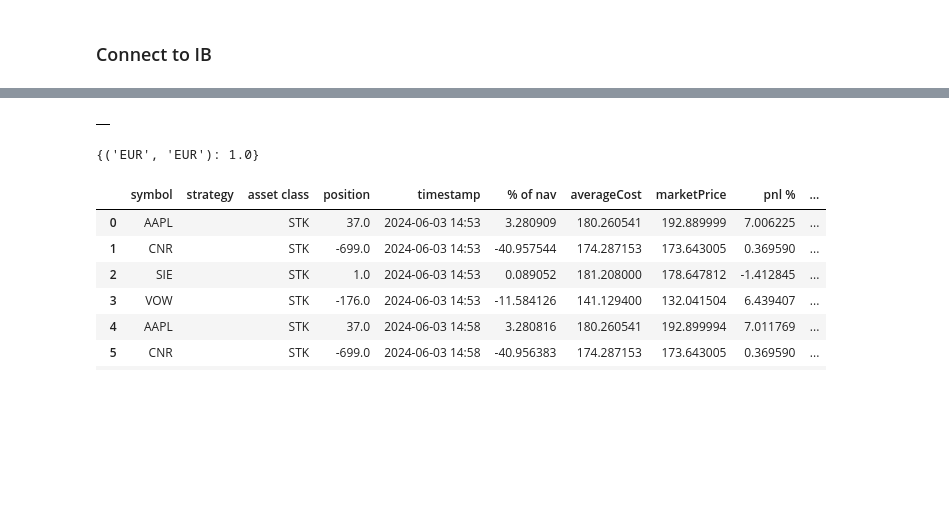
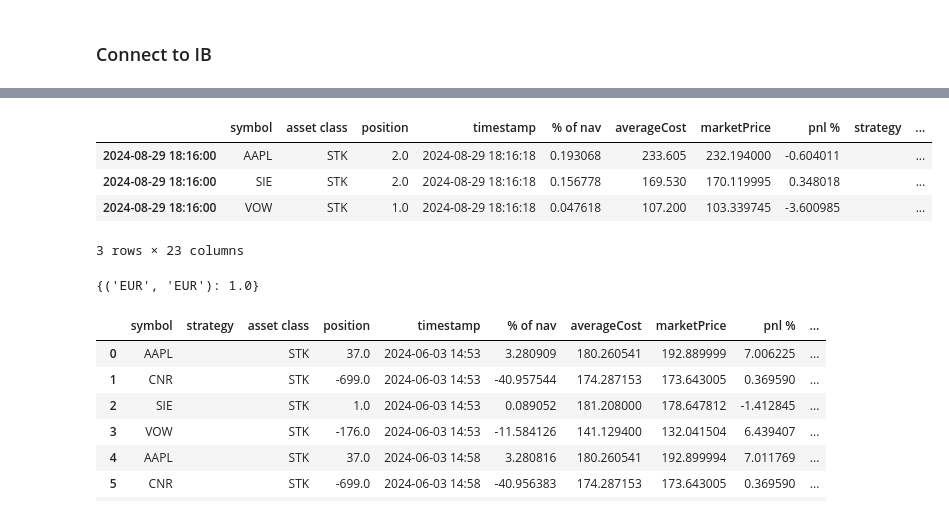
Before and after one commit to lowQuant/IB-Multi-Strategy-ATS, a Jupyter notebook: data_and_research/portfoliomanager_test.ipynb, the cells around one changed output, grey strips where cells are left out. Drawn from its saved outputs; the diff is of its cells as text; code cells hidden in the pictures; blank space fills up the shorter version.

```diff
--- a/data_and_research/portfoliomanager_test.ipynb
+++ b/data_and_research/portfoliomanager_test.ipynb
@@ -59,40 +74,45 @@ self.portfolio_library.read(f'{self.account_id}').data
 # %%
 if self.account_id in self.portfolio_library.list_symbols():
-    df_ac = self.portfolio_library.read(f'{self.account_id}').data
-    # Filter out deleted entries before comparing
-    df_ac_active = df_ac[df_ac['deleted'] != True].copy()
-    latest_positions_in_ac = df_ac_active.sort_values(by='timestamp').groupby(['symbol', 'strategy', 'asset class']).last().reset_index()
+    # df_ac = self.portfolio_library.read(f'{self.account_id}').data
+    # # Filter out deleted entries before comparing
+    # df_ac_active = df_ac[df_ac['deleted'] != True].copy()
+    # latest_positions_in_ac = df_ac_active.sort_values(by='timestamp').groupby(['symbol', 'strategy', 'asset class']).last().reset_index()
+    latest_positions_in_ac = self.load_portfolio()
 else:
     print("not in portfolio")
     df_ib = self.get_positions_from_ib()
     self.save_portfolio(df_ib)
 
 df_ib = self.get_positions_from_ib()
 df_merged = pd.DataFrame()
 
 for index, row in df_ib.iterrows():
     symbol = row['symbol']
     asset_class = row['asset class']
 
     # Filter the ArcticDB DataFrame for entries with the same symbol and asset class
     strategy_entries_in_ac = latest_positions_in_ac[(latest_positions_in_ac['symbol'] == symbol) & (latest_positions_in_ac['asset class'] == asset_class)]
 
     if strategy_entries_in_ac.empty: # no database entry, add position
-        df_merged = pd.concat([df_merged, pd.DataFrame([row])], ignore_index=True)
+        df_merged = pd.concat([df_merged, pd.DataFrame([row])])
     else:
-        strategy_entry_updated = pd.concat([df_merged, pd.DataFrame([row])])#, ignore_index=True)
-        self.save_portfolio(strategy_entry_updated)
+        ästrategy_entry_updated = pd.concat([df_merged, pd.DataFrame([row])])#, ignore_index=True)
+        # self.save_portfolio(strategy_entry_updated)
         #strategy_entry_updated = self.update_and_aggregate_data(strategy_entries_in_ac, row)
-        # df_merged = pd.concat([df_merged, strategy_entry_updated], ignore_index=True)
+        df_merged = pd.concat([df_merged, pd.DataFrame([row])])
 
-        if row['position'] - strategy_entry_updated.position.sum() != 0:
-            # Handle the residual and concat to df_merged
-            residual = self.handle_residual(strategy_entries_in_ac, row)
-            df_merged = pd.concat([df_merged, residual], ignore_index=True)
-
+        # if row['position'] - strategy_entry_updated.position.sum() != 0:
+        #     # Handle the residual and concat to df_merged
+        #     residual = self.handle_residual(strategy_entries_in_ac, row)
+        #     df_merged = pd.concat([df_merged, residual], ignore_index=True)
+self.save_portfolio(df_merged)
 df_merged
 # %% [output]
-|  |
+|  | symbol | asset class | position | timestamp | % of nav | averageCost | marketPrice | pnl % | strategy | ... |
+| 2024-08-29 18:16:00 | AAPL | STK | 2.0 | 2024-08-29 18:16:18 | 0.193068 | 233.605 | 232.194000 | -0.604011 |  | ... |
+| 2024-08-29 18:16:00 | SIE | STK | 2.0 | 2024-08-29 18:16:18 | 0.156778 | 169.530 | 170.119995 | 0.348018 |  | ... |
+| 2024-08-29 18:16:00 | VOW | STK | 1.0 | 2024-08-29 18:16:18 | 0.047618 | 107.200 | 103.339745 | -3.600985 |  | ... |
+3 rows × 23 columns
 # %%
 self.portfolio_library.delete(f'{self.account_id}')
 # %%
```
Also changed, not shown: parts of 7 cells of this notebook, 2 other files.
